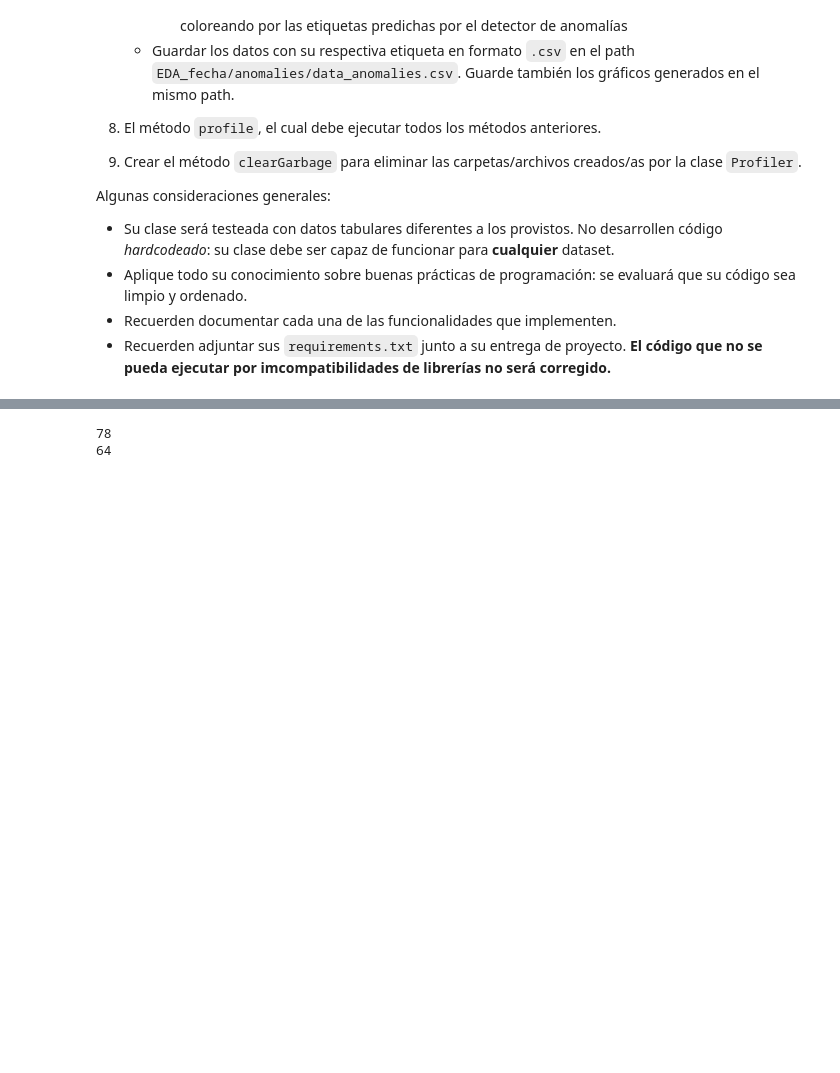
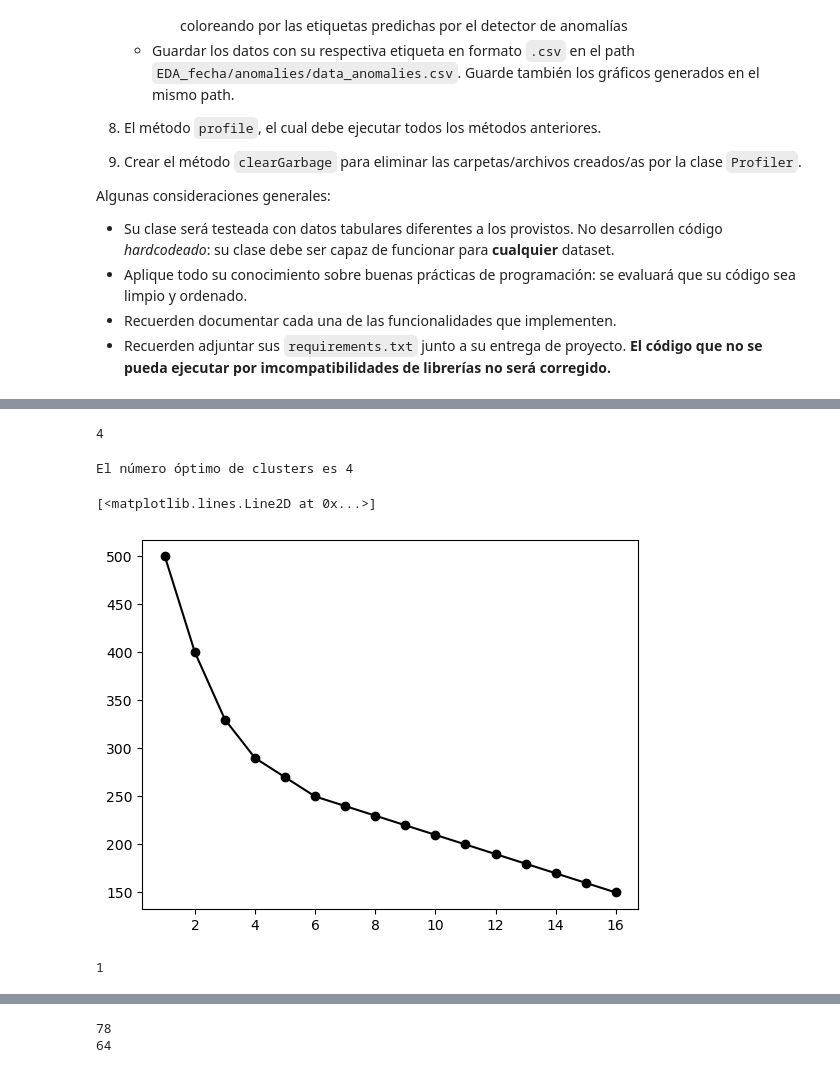
Before and after one commit to mgzotero/MDS7202, a Jupyter notebook: Proyectos/Proyecto 1/proyecto1.ipynb, the cells around one changed output, grey strips where cells are left out. Cells and saved outputs as stored; diff of their text form; code cells hidden in the pictures; blank space fills up the shorter version.

```diff
--- a/Proyectos/Proyecto 1/proyecto1.ipynb
+++ b/Proyectos/Proyecto 1/proyecto1.ipynb
@@ -622,0 +696,30 @@ profiler.df
+# %%
+(np.diff(sse, 1)[1:] / np.diff(sse, 1)[:-1]).argmin() + 2
+# %% [output]
+4
+# %%
+import numpy as np
+
+from sklearn.cluster import KMeans
+import numpy as np
+
+sse = [
+    500, 400, 330, 290, 270, 250, 240, 230, 220, 210, 200, 190, 180, 170, 160, 150,
+]
+
+# Encuentra el 'codo' observando el cambio en la SSE
+elbow = (np.diff(sse, 1)[1:] / np.diff(sse, 1)[:-1]).argmin() + 2
+
+print(f'El número óptimo de clusters es {elbow}')
+
+plt.plot(
+    list(range(1, len(sse) + 1)), sse, '-o', color='black'
+)
+# %% [output]
+El número óptimo de clusters es 4
+[<matplotlib.lines.Line2D at 0x...>]
+[figure, added]
+# %%
+np.diff(sse, 2).argmax()
+# %% [output]
+1
```
Also changed, not shown: parts of 17 cells of this notebook, 35 other files.
